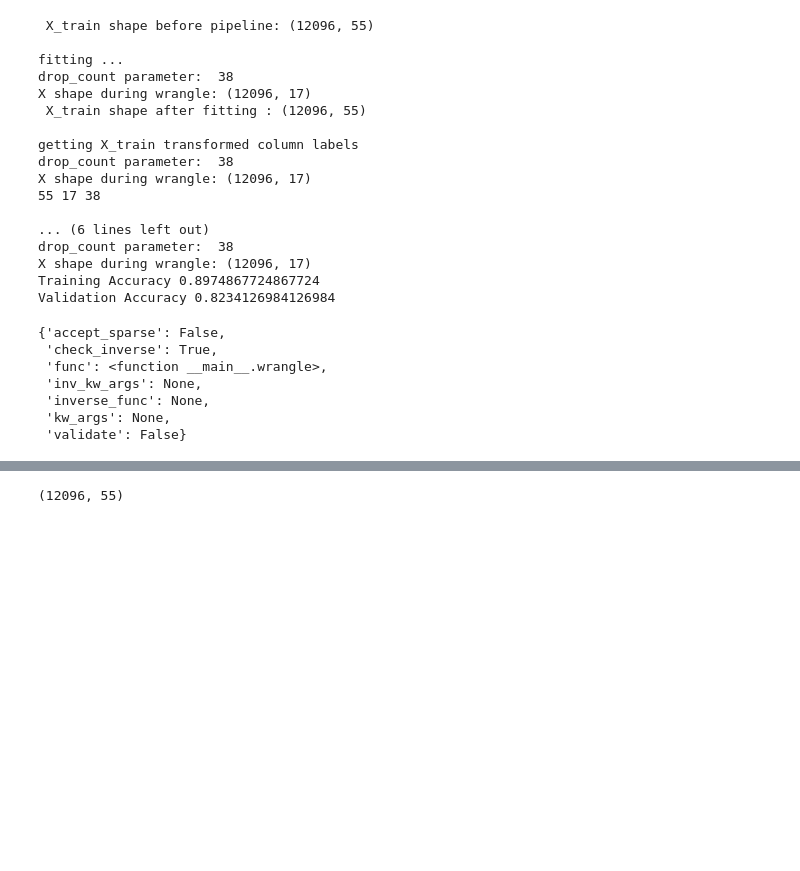
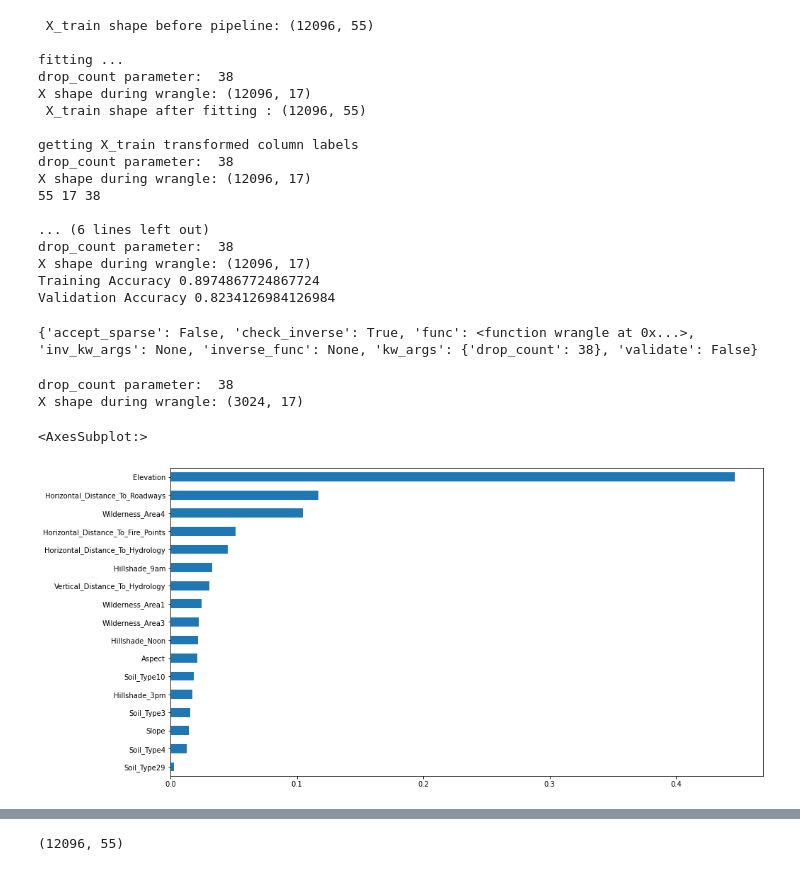
Before and after one commit to skhabiri/DS-Unit-2-Applied-Modeling, a Jupyter notebook: WrangleMLDatasets-m2/bw-232a.ipynb, the cells around one changed output, grey strips where cells are left out. Drawn from its saved outputs; the diff is of its cells as text; code cells hidden in the pictures; blank space fills up the shorter version.

```diff
--- a/WrangleMLDatasets-m2/bw-232a.ipynb
+++ b/WrangleMLDatasets-m2/bw-232a.ipynb
@@ -36,10 +34,10 @@ Some students worry, ***what if my model isn't “good”?*** Then, [produce a d
 # %%
 import pandas as pd
 import numpy as np
-!pip install category_encoders==2.*
+# !pip install category_encoders==2.*
 
 
-data = pd.read_csv('https://github.com/skhabiri/Forest_cover_type_data/raw/master/train.csv')
+data = pd.read_csv('https://github.com/skhabiri/FORESTCOVER-METRICS/blob/master/data/train.csv?raw=true')
 print(data.shape)
 data.head()
 # %% [output]
@@ -135,7 +124,7 @@ def wrangle_pre(X, imb=0.95):
 
 def wrangle(X, drop_count=1):
   print("drop_count parameter: ",drop_count)
-  X = X.copy()
+#   X = X.copy()
   X = X.drop(labels=drop_col[:drop_count], axis=1)
   print(f'X shape during wrangle: {X.shape}')
   return X
@@ -237,17 +226,18 @@ Validation Accuracy 0.8234126984126984
 # %%
 print(pipeline.named_steps['functiontransformer'].get_params())
 # %% [output]
-{'accept_sparse': False,
- 'check_inverse': True,
- 'func': <function __main__.wrangle>,
- 'inv_kw_args': None,
- 'inverse_func': None,
- 'kw_args': None,
- 'validate': False}
+{'accept_sparse': False, 'check_inverse': True, 'func': <function wrangle at 0x...>, 'inv_kw_args': None, 'inverse_func': None, 'kw_args': {'drop_count': 38}, 'validate': False}
 # %%
-model = model1.named_steps['randomforestregressor']
-encoder = model1.named_steps['onehotencoder']
-encoded_columns = encoder.transform(X_val).columns
-importances = pd.Series(model.feature_importances_,encoded_columns)
-plt.figure(figsize=(10,30))
+model = pipeline.named_steps['randomforestclassifier']
+# encoder = pipeline.named_steps['onehotencoder']
+# encoded_columns = encoder.transform(X_val).columns
+fnx = pipeline.named_steps['functiontransformer']
+features = fnx.transform(X_val).columns
+importances = pd.Series(data=model.feature_importances_,index=features)
+plt.figure(figsize=(15,8))
 importances.sort_values().plot.barh()
+# %% [output]
+drop_count parameter:  38
+X shape during wrangle: (3024, 17)
+<AxesSubplot:>
+[figure, added]
```
Also changed, not shown: parts of 10 cells of this notebook, 1 other file.
